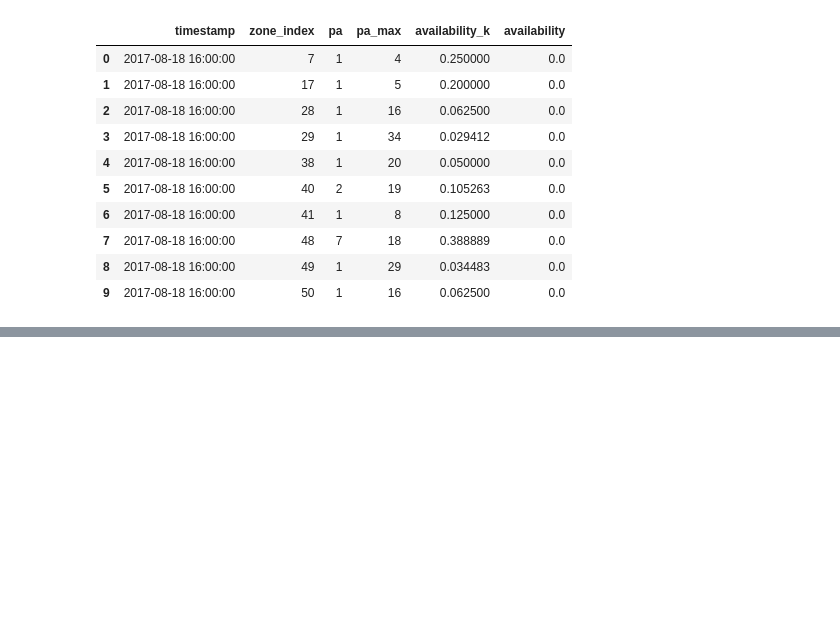
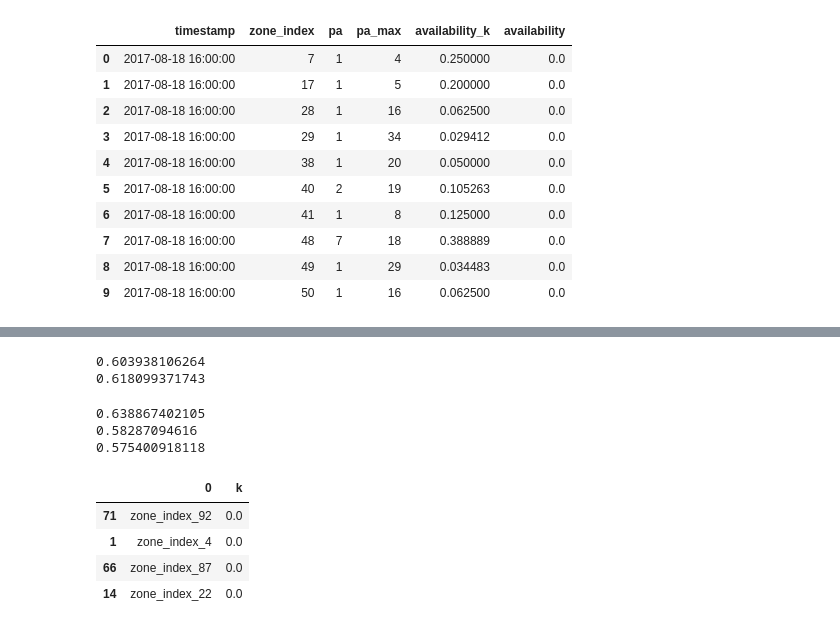
Before and after one commit to zavolokas/ParkingAvailability, a Jupyter notebook: ijburg.ipynb, the cells around one changed output, grey strips where cells are left out. Saved outputs shown, nothing was run; the diff lists cells and outputs as text; code cells hidden in the pictures; blank space fills up the shorter version.

```diff
--- a/ijburg.ipynb
+++ b/ijburg.ipynb
@@ -379,0 +360,6 @@ y_pred.sum()
+# %%
+validate_and_test = dummies.tail(validation_size + test_size)
+# %%
+X_validate = validate_and_test.head(validation_size)
+y_validate = X_validate['availability']
+X_validate.drop(columns=['availability'], inplace=True)
@@ -379,0 +370,34 @@ y_pred.sum()
+# %%
+from sklearn.linear_model import LogisticRegression, SGDClassifier
+from sklearn import metrics
+
+lambdas = [0.000000001,0.00000001,0.0000001,0.000001,0.00001]
+
+models = {}
+
+for lambda_ in lambdas:
+    clf = SGDClassifier(loss ='log', penalty='l1', alpha=lambda_, random_state=100).fit(X_train.values, y_train.values)
+    y_pred = clf.predict(X_validate.values)
+    fpr, tpr, thresholds = metrics.roc_curve(y_validate.values, y_pred)
+    auc = metrics.auc(fpr, tpr)
+    models[auc] = clf
+    print(auc)
+# %% [output]
+0.603938106264
+0.618099371743
+0.638867402105
+0.58287094616
+0.575400918118
+# %%
+m = models[max(models.keys())]
+# %%
+fdf = pd.DataFrame(X_train.columns)
+fdf['k'] = pd.Series(m.coef_[0])
+fdf.sort_values(by=['k'], inplace=True)
+fdf[fdf.k==0]
+# %% [output]
+|  | 0 | k |
+| 71 | zone_index_92 | 0.0 |
+| 1 | zone_index_4 | 0.0 |
+| 66 | zone_index_87 | 0.0 |
+| 14 | zone_index_22 | 0.0 |
```
Also changed, not shown: parts of 13 cells of this notebook.
